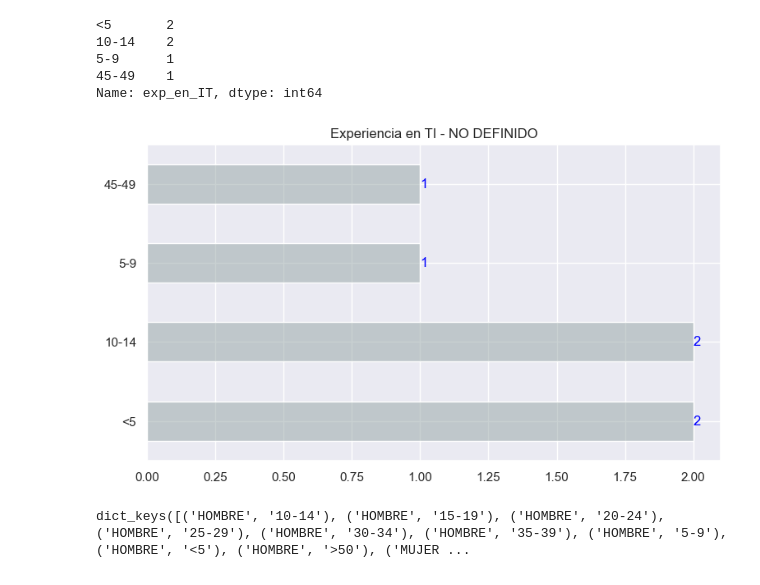
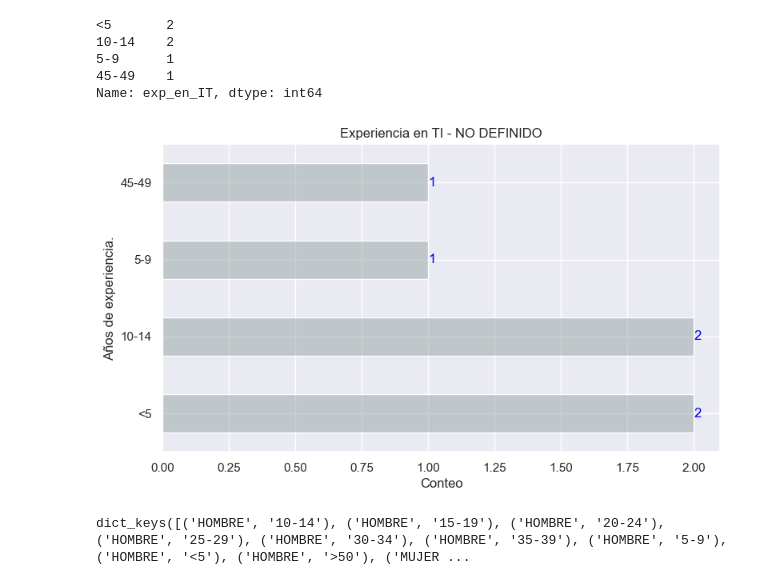
Before and after one commit to TorrezMN/Data_Science, a Jupyter notebook: Enc_Devs_Py/Notebooks/Experience.ipynb, the cells around one changed output. Saved outputs shown, nothing was run; the diff lists cells and outputs as text; code cells hidden in the pictures.

```diff
--- a/Enc_Devs_Py/Notebooks/Experience.ipynb
+++ b/Enc_Devs_Py/Notebooks/Experience.ipynb
@@ -78,7 +78,12 @@ fig = plt.figure(figsize=(9, 5))
 exp_ti = (
     df["exp_en_IT"]
     .value_counts()
-    .plot(kind="barh", title="Experiencia en ti. - GENERAL")
+    .plot(
+        kind="barh",
+        title="Experiencia en TI.\n (GENERAL)",
+        ylabel= 'Años de experiencia.',
+        xlabel='Conteo'
+    )
 )
 
 for k, v in enumerate(df["exp_en_IT"].value_counts().values):
@@ -112,7 +117,8 @@ fig = plt.figure(figsize=(9, 5))
 homb_exp_ti = (
     gen.get_group("HOMBRE")["exp_en_IT"]
     .value_counts()
-    .plot(kind="barh", title="EXPERIENCIA EN TI - HOMBRES", color=color_hombres_light)
+    .plot(kind="barh", title="EXPERIENCIA EN TI - HOMBRES", color=color_hombres_light,
+         ylabel='Años de experiencia.' , xlabel='Count')
 )
 
 
@@ -139,12 +145,14 @@ fig = plt.figure(figsize=(9, 5))
 exp_ti_mujer = (
     gen.get_group("MUJER")["exp_en_IT"]
     .value_counts()
-    .plot(kind="barh", title="Experiencia en TI. - MUJERES", color=color_mujeres_light)
+    .plot(kind="barh", title="Experiencia en TI. - MUJERES", color=color_mujeres_light,
+         ylabel='años de experiencia',
+         xlabel='count')
 )
 
 
 for k, v in enumerate(gen.get_group("MUJER")["exp_en_IT"].value_counts().values):
-    exp_ti_mujer.annotate(v, (v, k), va="center", color="blue")
+    exp_ti_mujer.annotate(v, (v, k), va="center", color="black")
 
 plt.show()
 # %% [output]
@@ -162,22 +170,24 @@ Name: exp_en_IT, dtype: int64
 # %%
 fig = plt.figure(figsize=(9, 5))
 
 
 exp_ti_no_comp = (
     gen.get_group("NO COMPARTO")["exp_en_IT"]
     .value_counts()
     .plot(
-        kind="barh", title="Experiencia en TI - NO DEFINIDO", color=color_neutro_light
+        kind="barh", title="Experiencia en TI - NO DEFINIDO", color=color_neutro_light,
+        ylabel='Años de experiencia.',
+        xlabel='Conteo'
     )
 )
 
 
 for k, v in enumerate(gen.get_group("NO COMPARTO")["exp_en_IT"].value_counts().values):
     exp_ti_no_comp.annotate(v, (v, k), va="center", color="blue")
 
 plt.show()
 # %% [output]
-[figure, old version]
+[figure, new version]
 # %%
 gen_exp_groups = df.groupby(["genero", "exp_en_IT"])
 # %%
```
Also changed, not shown: parts of 11 cells of this notebook, 1 other file.
